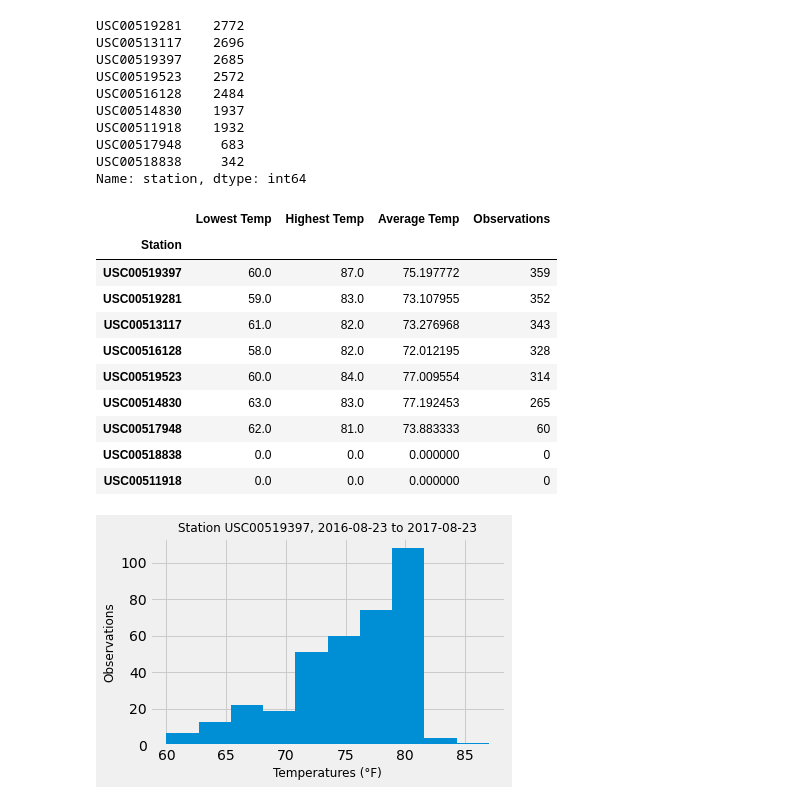
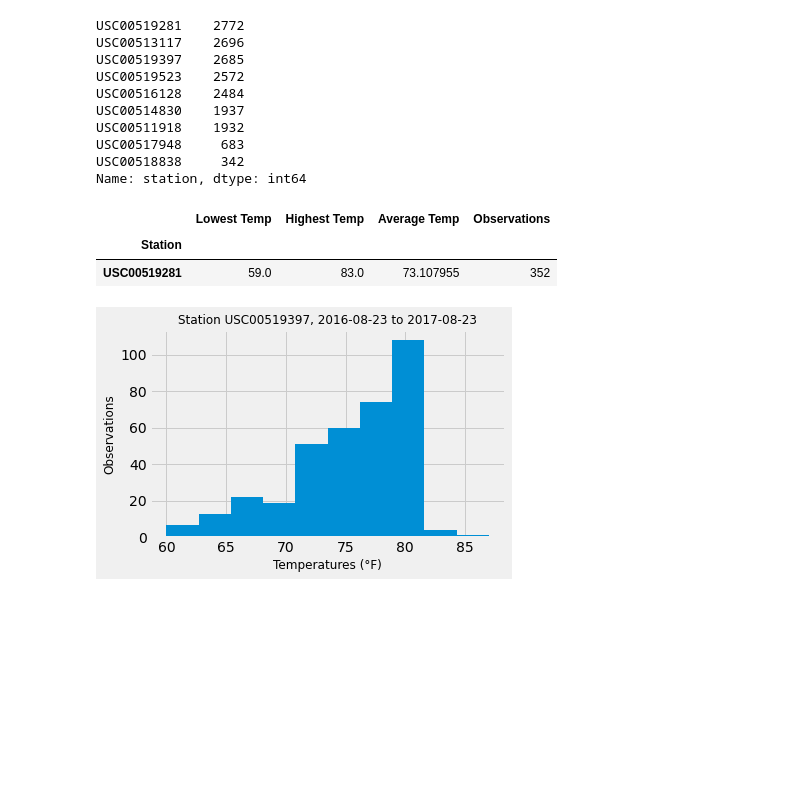
Before and after one commit to clmatherson/sqlalchemy-challenge, a Jupyter notebook: climate_starter.ipynb, the cells around one changed output. Saved outputs shown, nothing was run; the diff lists cells and outputs as text; code cells hidden in the pictures; blank space fills up the shorter version.

```diff
--- a/climate_starter.ipynb
+++ b/climate_starter.ipynb
@@ -175,36 +173,30 @@ Name: station, dtype: int64
 # %%
 # Using the station id from the previous query, calculate the lowest temperature recorded,
 # highest temperature recorded, and average temperature of the most active station?
 #Summary Status
 
 station_low = []
+most_active = active_stations.head(1).index.item()
 
 for s in no_stations:
     station_ltemp = measure_p12mth.loc[measure_p12mth['station'] == s]
     stat_low = {
         'Station': s,
         'Lowest Temp' : station_ltemp['tobs'].min(),
         'Highest Temp' : station_ltemp['tobs'].max(),
         'Average Temp' : station_ltemp['tobs'].mean(),
         'Observations' :  station_ltemp['tobs'].count()
     }
     station_low.append(stat_low)
 station_low_df = pd.DataFrame(station_low)
 station_low_df.fillna(value=0, inplace=True)
 station_low_df.set_index('Station', inplace=True)
 station_low_df.sort_values('Observations', ascending=False)
+station_low_df.loc[[most_active]]
 # %% [output]
 |  | Lowest Temp | Highest Temp | Average Temp | Observations |
 | Station |  |  |  |  |
-| USC00519397 | 60.0 | 87.0 | 75.197772 | 359 |
 | USC00519281 | 59.0 | 83.0 | 73.107955 | 352 |
-| USC00513117 | 61.0 | 82.0 | 73.276968 | 343 |
-| USC00516128 | 58.0 | 82.0 | 72.012195 | 328 |
-| USC00519523 | 60.0 | 84.0 | 77.009554 | 314 |
-| USC00514830 | 63.0 | 83.0 | 77.192453 | 265 |
-| USC00517948 | 62.0 | 81.0 | 73.883333 | 60 |
-| USC00518838 | 0.0 | 0.0 | 0.000000 | 0 |
-| USC00511918 | 0.0 | 0.0 | 0.000000 | 0 |
 # %%
 # Choose the station with the highest number of temperature observations.
 # Query the last 12 months of temperature observation data for this station and plot the results as a histogram
```
Also changed, not shown: parts of 10 cells of this notebook, 2 other files.
